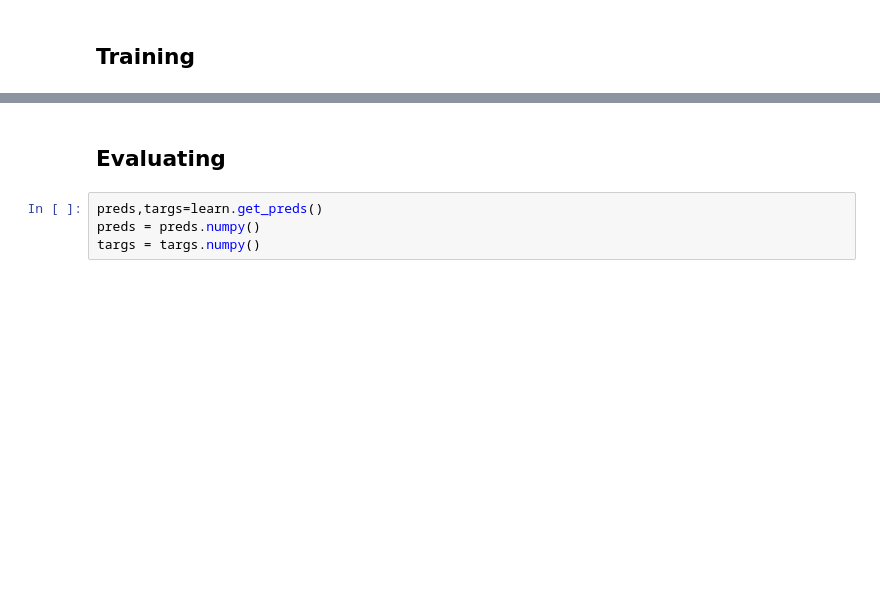
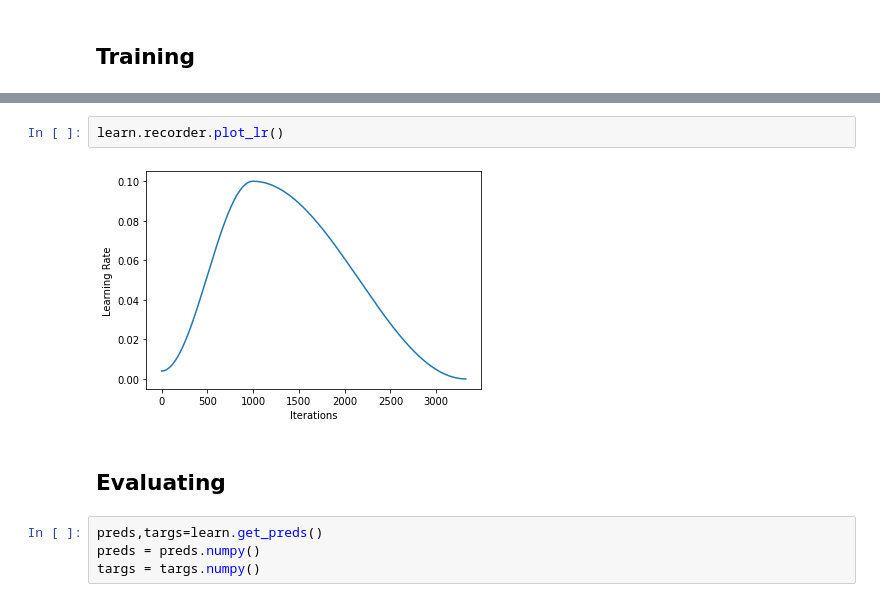
Before and after one commit to abcp4/ecg-ml-dl, a Jupyter notebook: models/FCN/FCN.ipynb, the cells around one changed output, grey strips where cells are left out. Drawn from its saved outputs; the diff is of its cells as text; blank space fills up the shorter version.

```diff
--- a/models/FCN/FCN.ipynb
+++ b/models/FCN/FCN.ipynb
@@ -223,3 +242,7 @@ learn.fit_one_cycle(5,1e-1)
+# %%
+learn.recorder.plot_lr()
+# %% [output]
+[figure, added]
 # %% [markdown]
 ## Evaluating
 # %%
```
Also changed, not shown: parts of 7 cells of this notebook, 17 other files.
